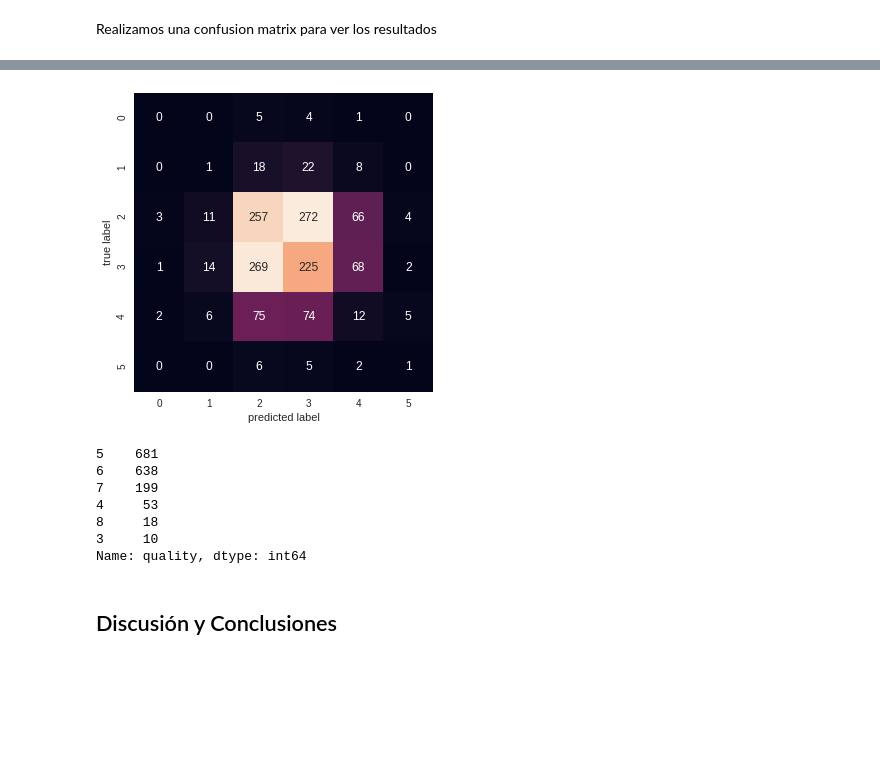
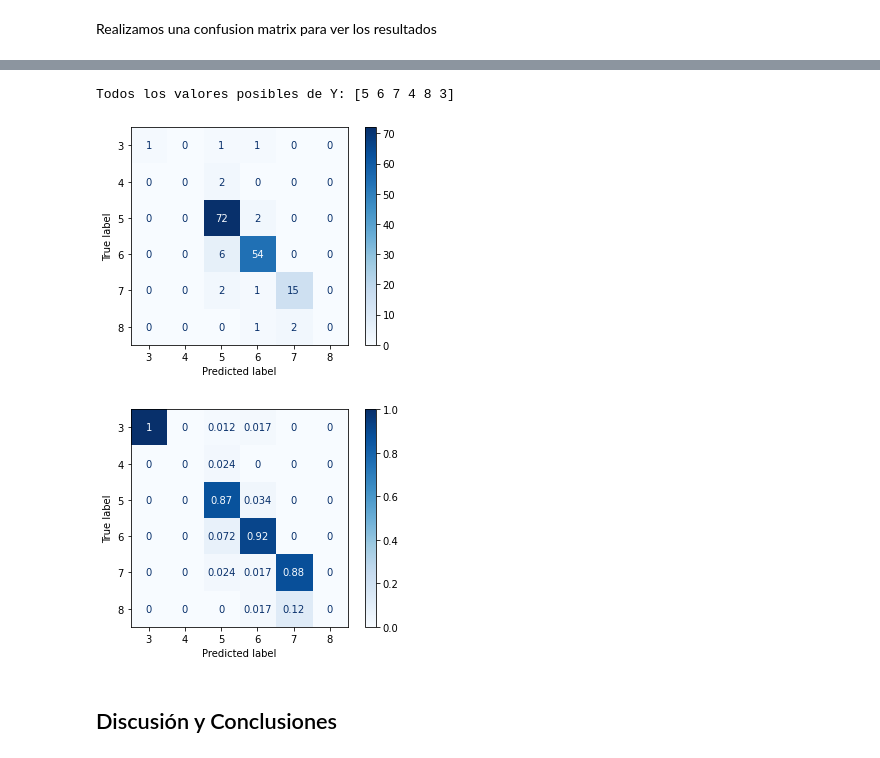
Before and after one commit to marcbonastre/RepoTestGroup3, a Jupyter notebook: PROYECTO_FINAL/Notebooks/BT_MLT_Wine.ipynb, the cells around one changed output, grey strips where cells are left out. Drawn from its saved outputs; the diff is of its cells as text; code cells hidden in the pictures; blank space fills up the shorter version.

```diff
--- a/PROYECTO_FINAL/Notebooks/BT_MLT_Wine.ipynb
+++ b/PROYECTO_FINAL/Notebooks/BT_MLT_Wine.ipynb
@@ -240,21 +246,13 @@ plt.ylabel('true label');
-# %%
-mat_train = confusion_matrix(y_train_predict , y_train)
-sns.heatmap(mat_train.T, square=True, annot=True, fmt='d',cbar=False)
-plt.xlabel('predicted label')
-plt.ylabel('true label');
-# %% [output]
-[figure, removed]
-# %%
-h=Y.value_counts()
-print(h)
-# %% [output]
-5    681
-6    638
-7    199
-4     53
-8     18
-3     10
-Name: quality, dtype: int64
+# %%
+print('Todos los valores posibles de Y: {}'.format(df['quality'].unique()))
+class_names = df['quality'].unique()
+disp = plot_confusion_matrix(RFC, x_test,y_test,cmap=plt.cm.Blues)
+disp2 = plot_confusion_matrix(RFC, x_test,y_test,cmap=plt.cm.Blues,
+                                normalize='pred')
+# %% [output]
+Todos los valores posibles de Y: [5 6 7 4 8 3]
+[figure, added]
+[figure, added]
 # %% [markdown]
  ## Discusión y Conclusiones
 # %% [markdown]
```
Also changed, not shown: parts of 8 cells of this notebook, 1 other file.
